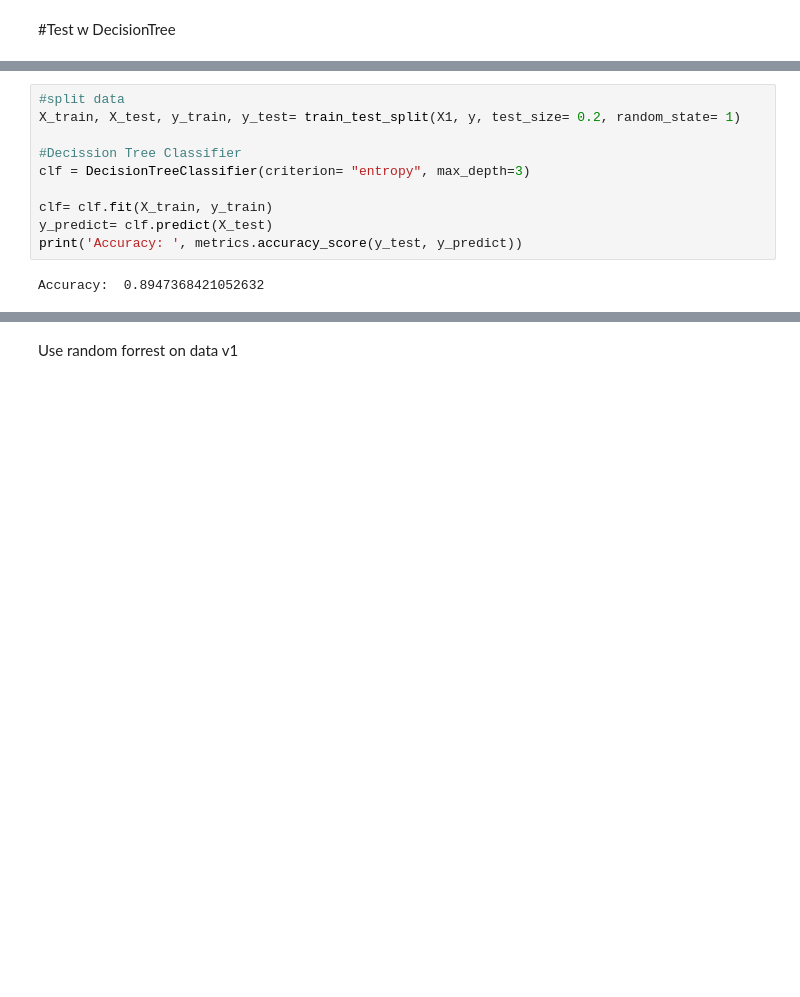
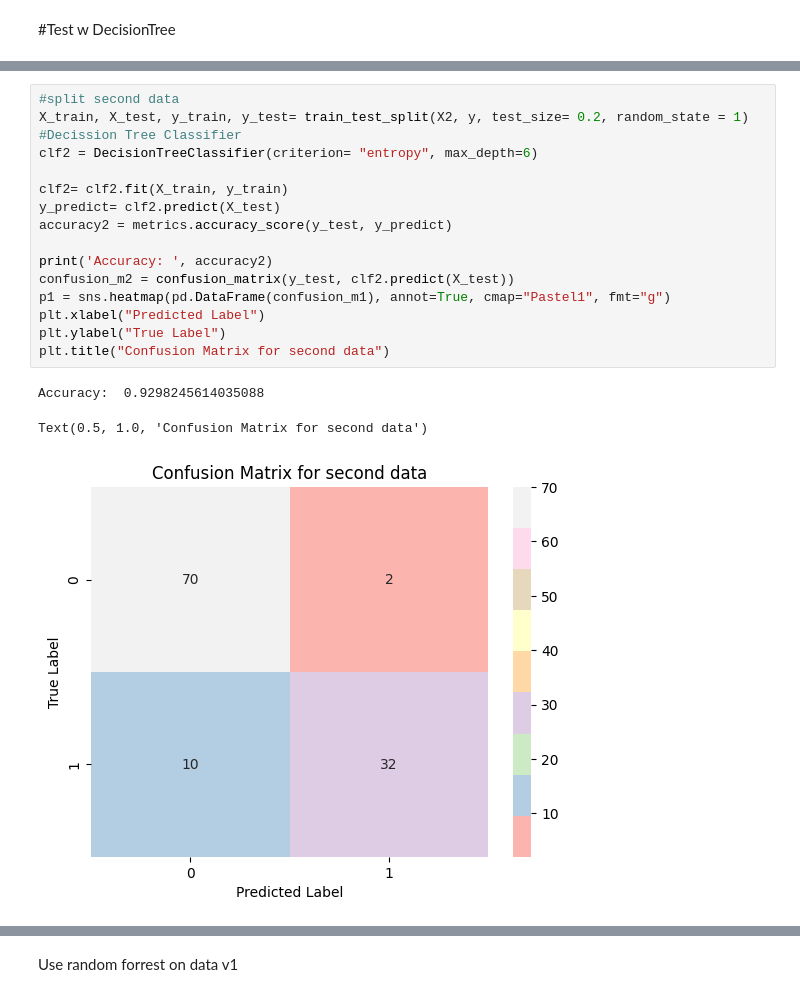
Before and after one commit to tugcegulsanusta/machine-learning-project, a Jupyter notebook: machine_learning.ipynb, the cells around one changed output, grey strips where cells are left out. Saved outputs shown, nothing was run; the diff lists cells and outputs as text; blank space fills up the shorter version.

```diff
--- a/machine_learning.ipynb
+++ b/machine_learning.ipynb
@@ -130,13 +124,21 @@ y = df.diagnosis
 # %%
-#split data
-X_train, X_test, y_train, y_test= train_test_split(X1, y, test_size= 0.2, random_state= 1)
+#split second data
+X_train, X_test, y_train, y_test= train_test_split(X2, y, test_size= 0.2, random_state = 1)
+#Decission Tree Classifier
+clf2 = DecisionTreeClassifier(criterion= "entropy", max_depth=6)
 
-#Decission Tree Classifier
-clf = DecisionTreeClassifier(criterion= "entropy", max_depth=3)
+clf2= clf2.fit(X_train, y_train)
+y_predict= clf2.predict(X_test)
+accuracy2 = metrics.accuracy_score(y_test, y_predict)
 
-clf= clf.fit(X_train, y_train)
-y_predict= clf.predict(X_test)
-print('Accuracy: ', metrics.accuracy_score(y_test, y_predict))
+print('Accuracy: ', accuracy2)
+confusion_m2 = confusion_matrix(y_test, clf2.predict(X_test))
+p1 = sns.heatmap(pd.DataFrame(confusion_m1), annot=True, cmap="Pastel1", fmt="g")
+plt.xlabel("Predicted Label")
+plt.ylabel("True Label")
+plt.title("Confusion Matrix for second data")
 # %% [output]
-Accuracy:  0.8947368421052632
+Accuracy:  0.9298245614035088
+Text(0.5, 1.0, 'Confusion Matrix for second data')
+[figure, added]
 # %%
```
Also changed, not shown: parts of 11 cells of this notebook.
